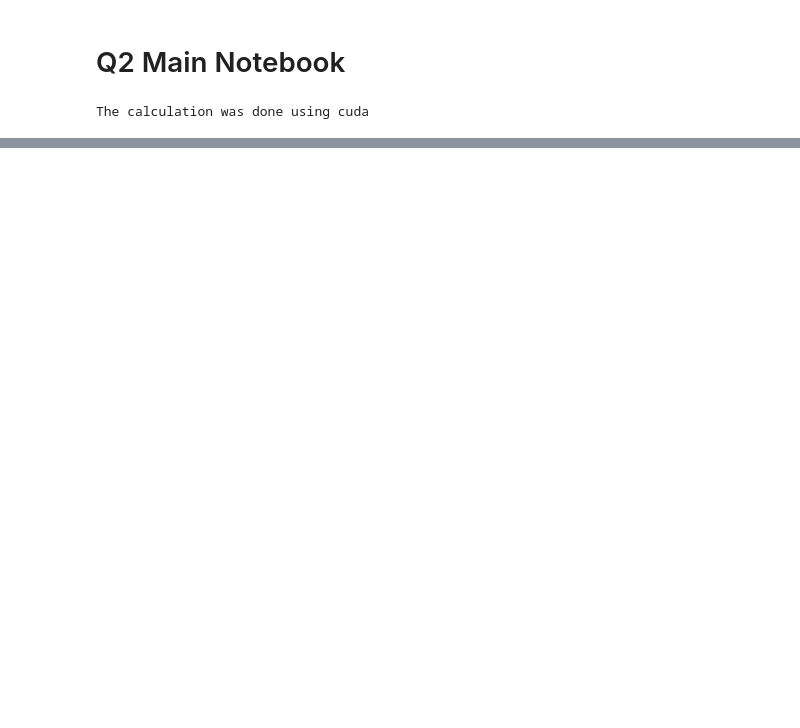
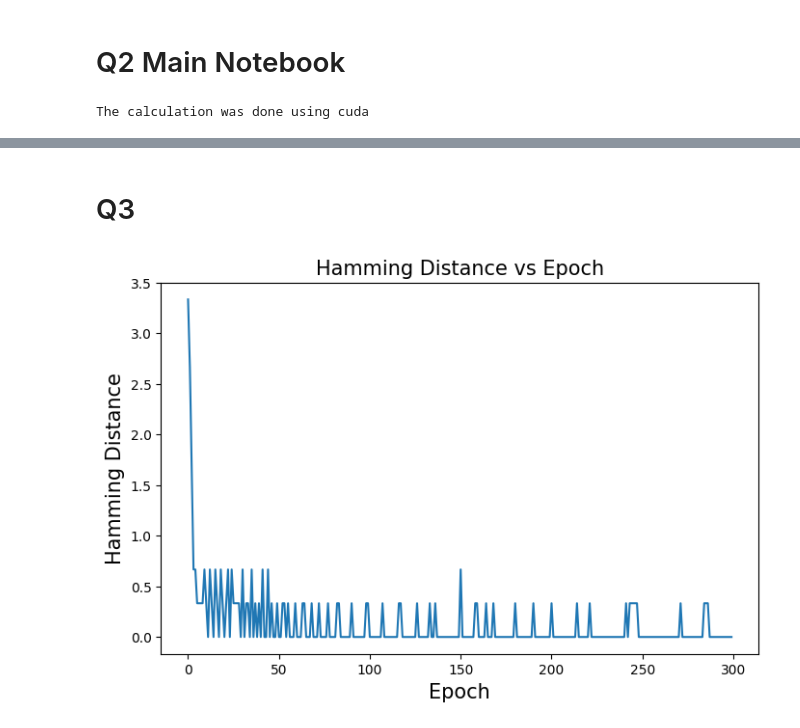
Before and after one commit to mao1756/CAP5619-sp24, a Jupyter notebook: HW1/codes/q2main.ipynb, the cells around one changed output, grey strips where cells are left out. Drawn from its saved outputs; the diff is of its cells as text; code cells hidden in the pictures; blank space fills up the shorter version.

```diff
--- a/HW1/codes/q2main.ipynb
+++ b/HW1/codes/q2main.ipynb
@@ -101,0 +155,13 @@ last_test_max_loss
+# %% [markdown]
+# Q3
+# %%
+# plot the hamming distance
+plt.figure(figsize=(8, 5))
+plt.plot(hamming_dists[300:])
+plt.xlabel("Epoch", fontsize=15)
+plt.ylabel("Hamming Distance", fontsize=15)
+plt.title("Hamming Distance vs Epoch",fontsize=15)
+plt.savefig('q3.png')
+plt.show()
+# %% [output]
+[figure, added]
```
Also changed, not shown: parts of 8 cells of this notebook.
